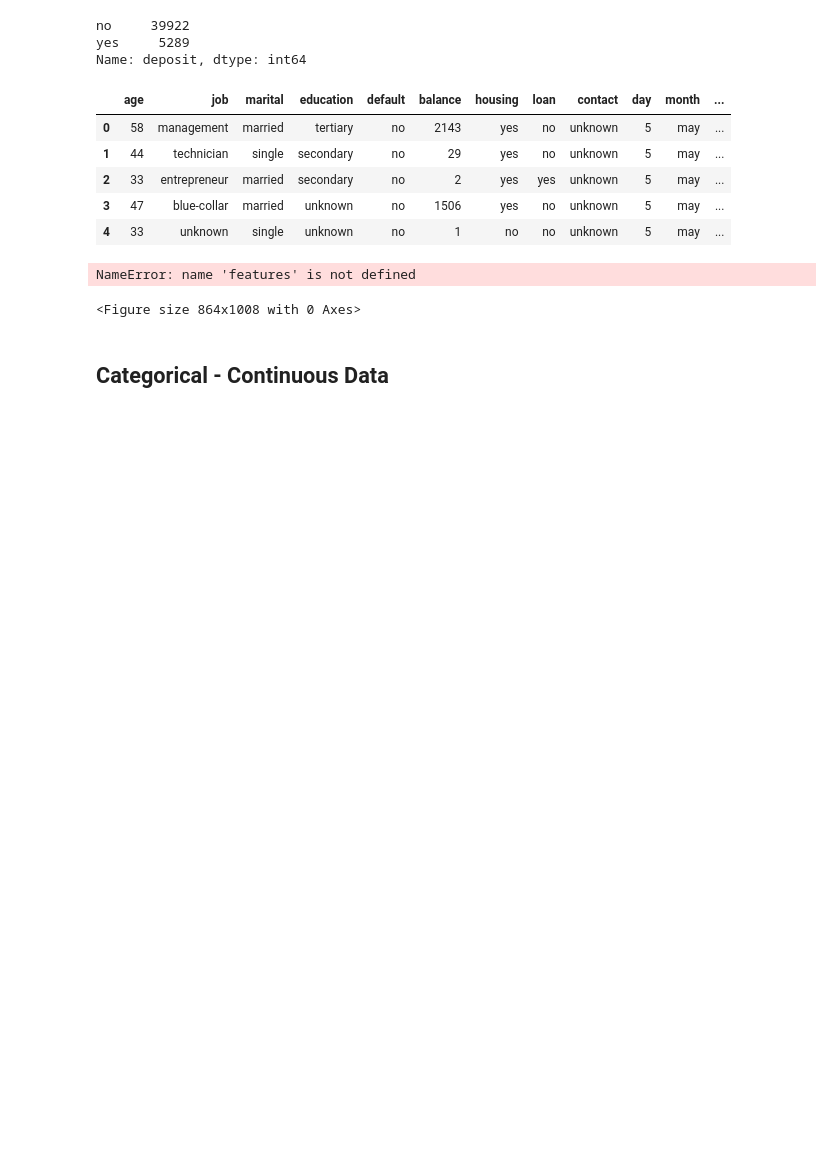
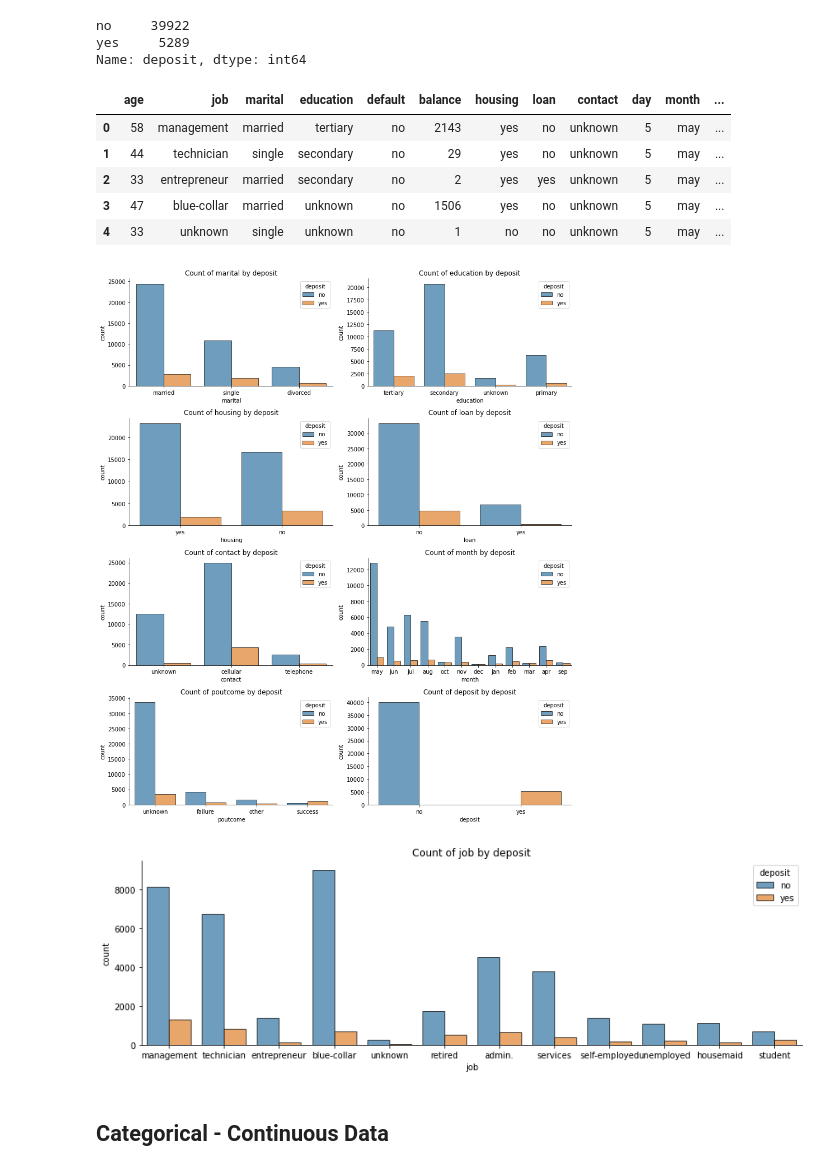
Before and after one commit to jasmineregner/Predictive-Marketing, a Jupyter notebook: bank_marketing.ipynb, the cells around one changed output. Saved outputs shown, nothing was run; the diff lists cells and outputs as text; code cells hidden in the pictures; blank space fills up the shorter version.

```diff
--- a/bank_marketing.ipynb
+++ b/bank_marketing.ipynb
@@ -467,26 +502,27 @@ df.head()
 # %%
 plt.figure(figsize=[12,14])
 
 deposit_categ = ['marital','education','housing','loan','contact','month','poutcome','deposit']
+
 n=1
 
-for x in features:
+for x in deposit_categ:
     plt.subplot(4,2,n)
     sns.countplot(x=x, hue='deposit', edgecolor="black", alpha=0.7, data=df)
     sns.despine()
-    plt.title("Count of {} by deposit".format(f))
+    plt.title("Count of {} by deposit".format(x))
     n=n+1
 plt.tight_layout()
 plt.show()
 
 plt.figure(figsize=[14,4])
 sns.countplot(x='job', hue='deposit',edgecolor="black", alpha=0.7, data=df)
 sns.despine()
 plt.title("Count of job by deposit")
 plt.show()
 # %% [output]
-NameError: name 'features' is not defined
-<Figure size 864x1008 with 0 Axes>
+[figure, added]
+[figure, added]
 # %% [markdown]
 ## Categorical - Continuous Data
 # %%
```
Also changed, not shown: parts of 31 cells of this notebook.
